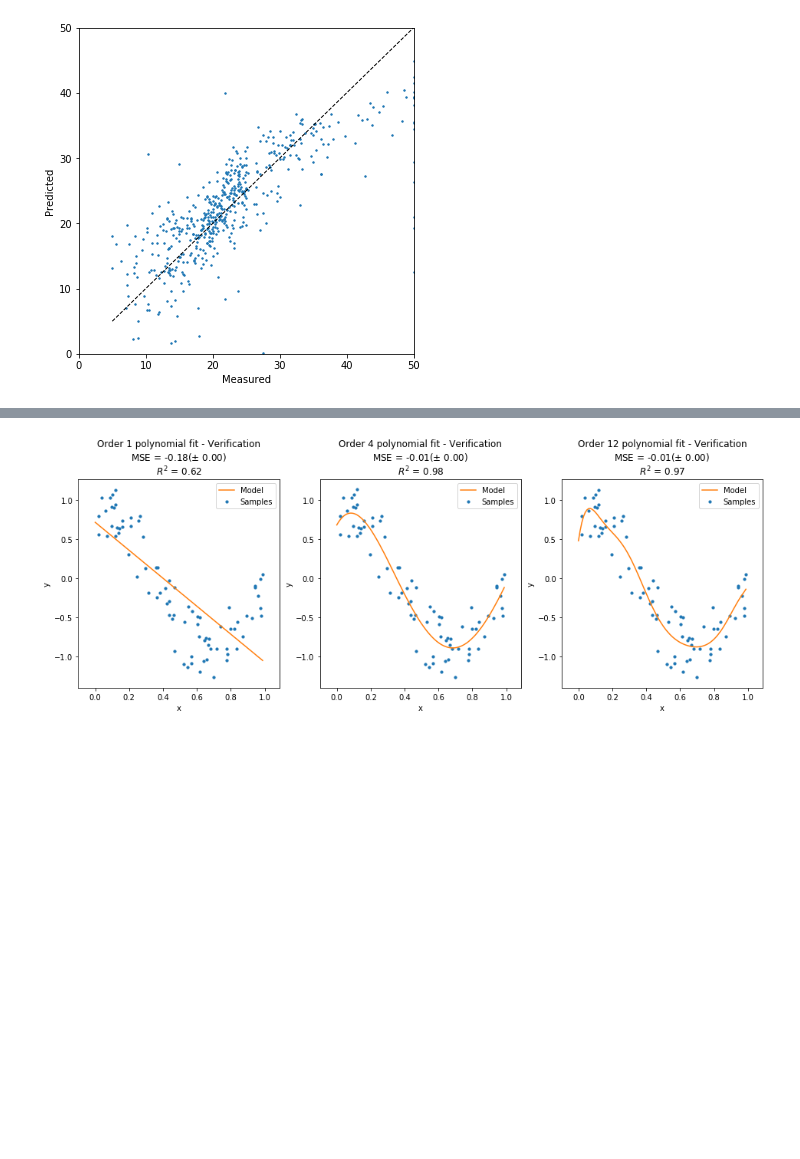
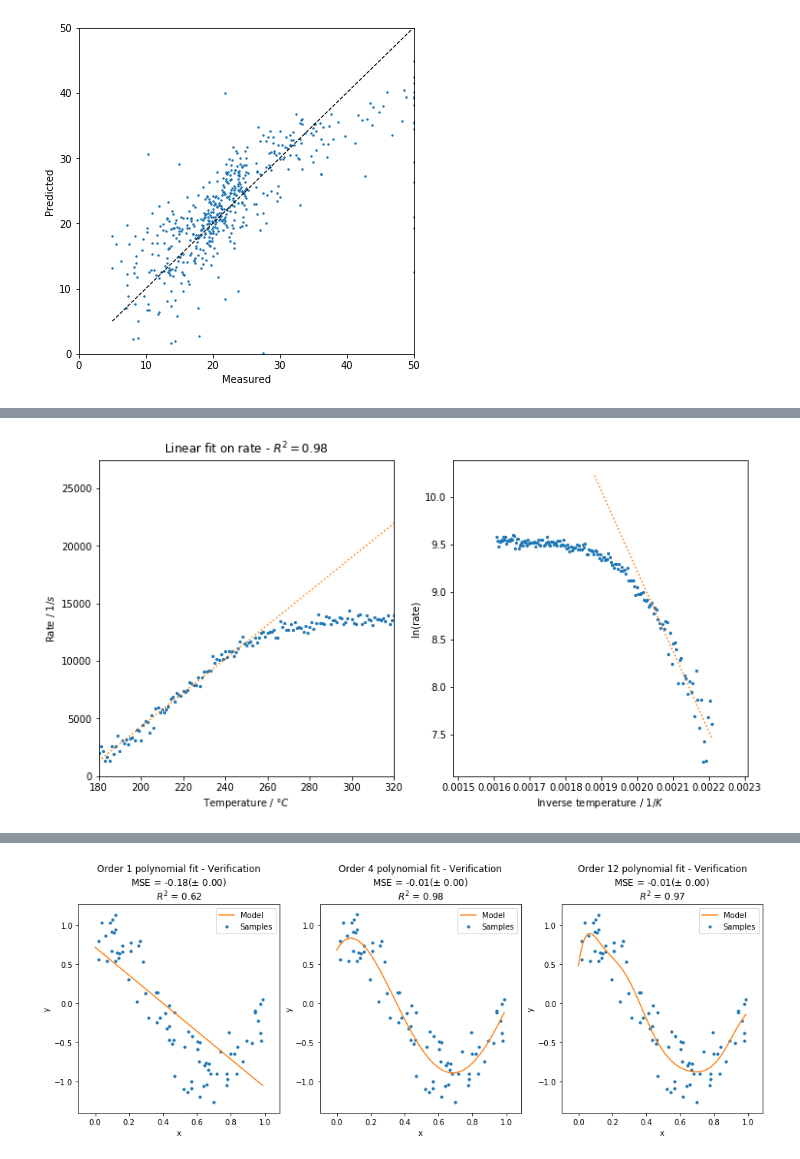
Before and after one commit to blackw1ng/data-validation-lecture, a Jupyter notebook: graph-generator.ipynb, the cells around one changed output, grey strips where cells are left out. Drawn from its saved outputs; the diff is of its cells as text; code cells hidden in the pictures; blank space fills up the shorter version.

```diff
--- a/graph-generator.ipynb
+++ b/graph-generator.ipynb
@@ -5,7 +5,7 @@ from IPython.core.display import display, HTML
 display(HTML("<style>.container { width:98% !important; }</style>"))
 %config Completer.use_jedi = False
 import matplotlib as mpl
-mpl.rcParams['figure.dpi'] = 100
+mpl.rcParams['figure.dpi'] = 150
 
 from sklearn import datasets
 from sklearn.model_selection import cross_val_predict
@@ -58,19 +58,3 @@ ax.set_ylim(0,50)
 plt.show()
 # %% [output]
 [figure]
-# %%
-N=20
-
-x = np.arange(0,N,0.1)
-y = 0.8 * x**1.32 + np.random.randn(len(x))+np.exp(x/10)*np.random.randn(len(x))
-
-x = x.reshape((-1, 1))
-model = LinearRegression()
-model.fit(x, y)
-model = LinearRegression().fit(x, y)
-model.score(x, y)
-y_pred = model.predict(x)
-fig, ax = plt.subplots(1,1,figsize=(6,6))
-ax.scatter(x,y,s=5)
-ax.scatter(x,y_pred)
-plt.show()
@@ -78,0 +61,64 @@ plt.show()
+# %%
+N=20
+
+# temp in K
+T_min = 180
+T_max = 350
+
+x = np.arange(T_min,T_max,1)
+
+crossover = 220
+smoothing = 40
+
+kinetic_regime = crossover - T_min
+apparently_kinetic = crossover + smoothing - T_min
+
+switch = 0.5+0.5*np.tanh((x-crossover)/smoothing)
+
+def arrhenius(k_0,E_A,T):
+    return k_0 * np.exp(- E_A / (8.314 * (T+273.15)))
+
+# rate, with some... noise
+y_kinetic = arrhenius(1e12,80000,x)
+y_diffusion = arrhenius(3e4,4000,x)
+
+y = switch * y_diffusion + (1-switch) * y_kinetic + np.random.randn(len(x))*4e2
+
+x = x.reshape((-1, 1))
+
+fig, [ax1,ax2] = plt.subplots(1,2,figsize=(12,6))
+
+model = LinearRegression()
+model = LinearRegression().fit(x[:apparently_kinetic], y[:apparently_kinetic])
+y_pred = model.predict(x)
+
+ax1.scatter(x,y,s=5,label="mixed")
+ax1.plot(x,y_pred,color="C1",linestyle=":")
+
+ax1.set_xlabel('Temperature / $°C$')
+ax1.set_ylabel('Rate / $1/s$')
+ax1.set_ylim(0,)
+ax1.set_xlim(T_min,320)
+
+ax1.set_title(f"Linear fit on rate - $R^2=${r2_score(y[:apparently_kinetic],y_pred[:apparently_kinetic]):.2}")
+
+#####
+
+one_over_T = 1/(x+273.15)
+ln_r = np.log(y)
+
+ax2.scatter(one_over_T,ln_r,s=5)
+
+model = LinearRegression()
+#model.fit(one_over_T[:t_max-crossover], ln_r[:t_max-crossover])
+model = LinearRegression().fit(one_over_T[:kinetic_regime], ln_r[:kinetic_regime])
+ln_r_pred = model.predict(one_over_T[:kinetic_regime+smoothing])
+ax2.plot(one_over_T[:kinetic_regime+smoothing],ln_r_pred,color="C1",linestyle=":")
+
+ax2.set_xlim(1/(400+273.15),1/(160+273.15))
+ax2.set_xlabel('Inverse temperature / $1/K$')
+ax2.set_ylabel('ln(rate)')
+
+plt.show()
+# %% [output]
+[figure, added]
```
Also changed, not shown: parts of 5 cells of this notebook, 1 other file.
